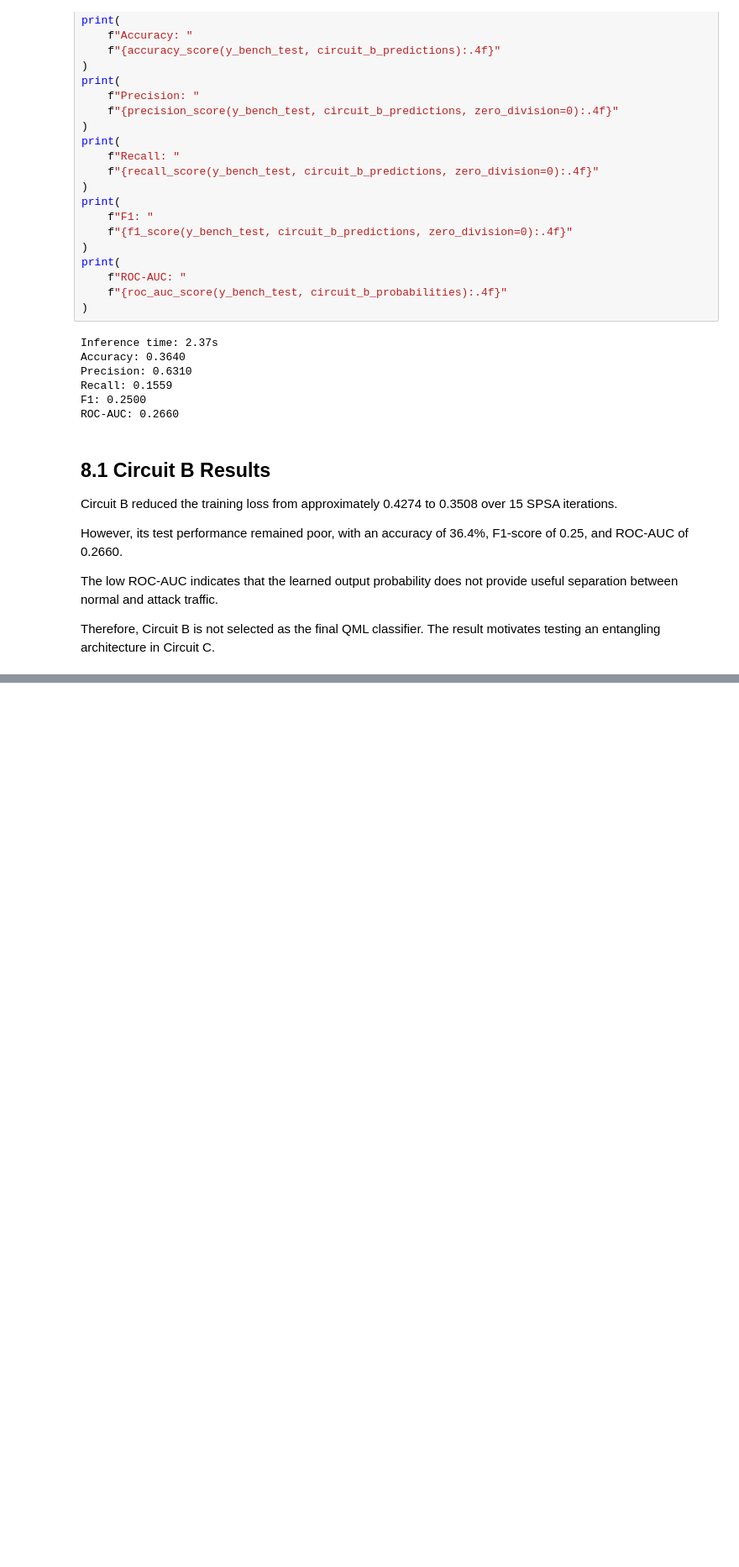
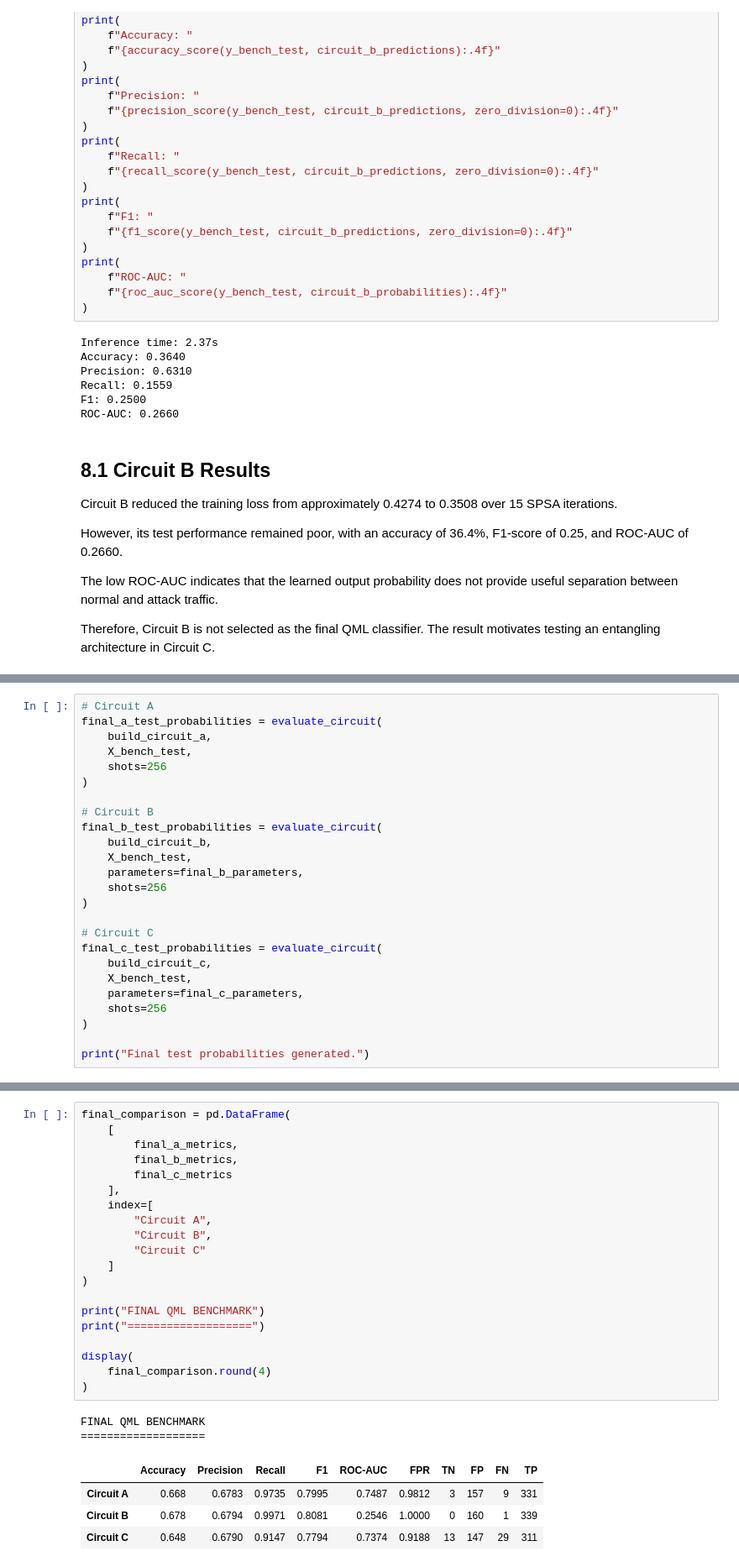
Before and after one commit to AskariAbidi18/Aeges-Q, a Jupyter notebook: notebooks/05_qml_benchmarks/unsw_nb15_qml_benchmark.ipynb, the cells around one changed output, grey strips where cells are left out. Shown at 84% size. Drawn from its saved outputs; the diff is of its cells as text; blank space fills up the shorter version.

```diff
--- a/notebooks/05_qml_benchmarks/unsw_nb15_qml_benchmark.ipynb
+++ b/notebooks/05_qml_benchmarks/unsw_nb15_qml_benchmark.ipynb
@@ -667,0 +1404,25 @@ Therefore, Circuit B is not selected as the final QML classifier. The result mot
+# %%
+# Circuit A
+final_a_test_probabilities = evaluate_circuit(
+    build_circuit_a,
+    X_bench_test,
+    shots=256
+)
+
+# Circuit B
+final_b_test_probabilities = evaluate_circuit(
+    build_circuit_b,
+    X_bench_test,
+    parameters=final_b_parameters,
+    shots=256
+)
+
+# Circuit C
+final_c_test_probabilities = evaluate_circuit(
+    build_circuit_c,
+    X_bench_test,
+    parameters=final_c_parameters,
+    shots=256
+)
+
+print("Final test probabilities generated.")
@@ -667,0 +1520,27 @@ Therefore, Circuit B is not selected as the final QML classifier. The result mot
+# %%
+final_comparison = pd.DataFrame(
+    [
+        final_a_metrics,
+        final_b_metrics,
+        final_c_metrics
+    ],
+    index=[
+        "Circuit A",
+        "Circuit B",
+        "Circuit C"
+    ]
+)
+
+print("FINAL QML BENCHMARK")
+print("===================")
+
+display(
+    final_comparison.round(4)
+)
+# %% [output]
+FINAL QML BENCHMARK
+===================
+|  | Accuracy | Precision | Recall | F1 | ROC-AUC | FPR | TN | FP | FN | TP |
+| Circuit A | 0.668 | 0.6783 | 0.9735 | 0.7995 | 0.7487 | 0.9812 | 3 | 157 | 9 | 331 |
+| Circuit B | 0.678 | 0.6794 | 0.9971 | 0.8081 | 0.2546 | 1.0000 | 0 | 160 | 1 | 339 |
+| Circuit C | 0.648 | 0.6790 | 0.9147 | 0.7794 | 0.7374 | 0.9188 | 13 | 147 | 29 | 311 |
```
Also changed, not shown: parts of 51 cells of this notebook, 3 other files.
